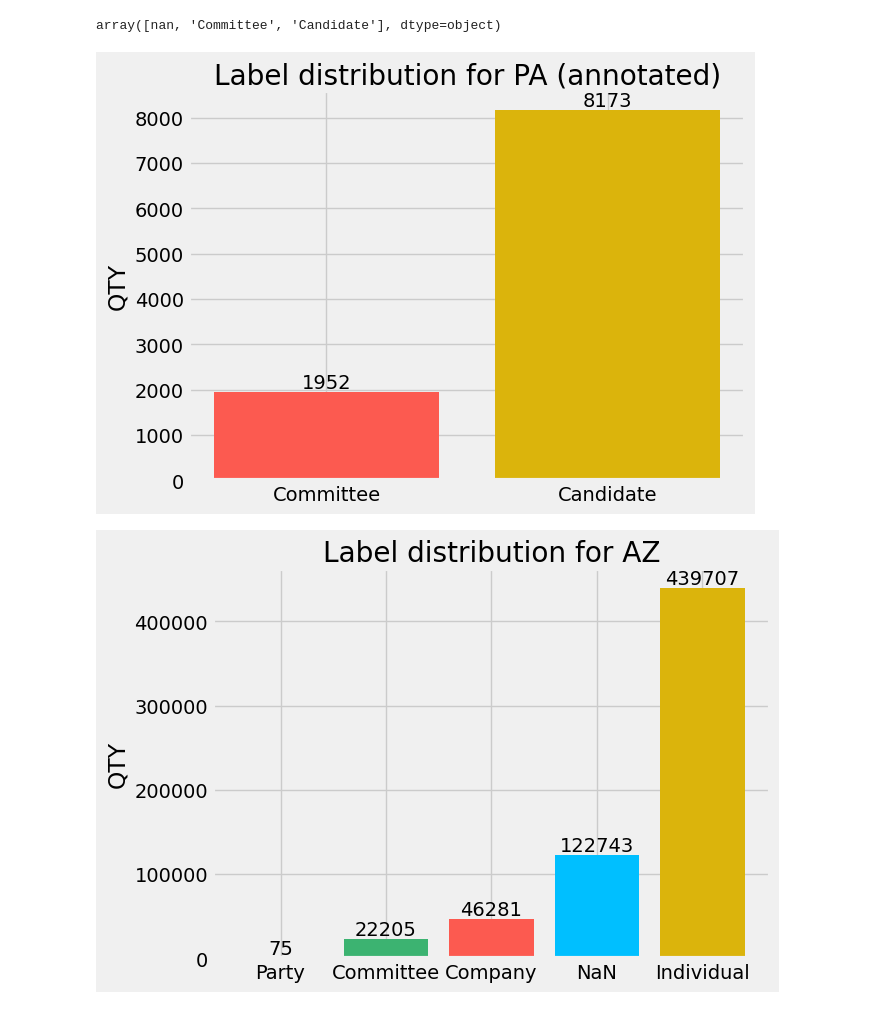
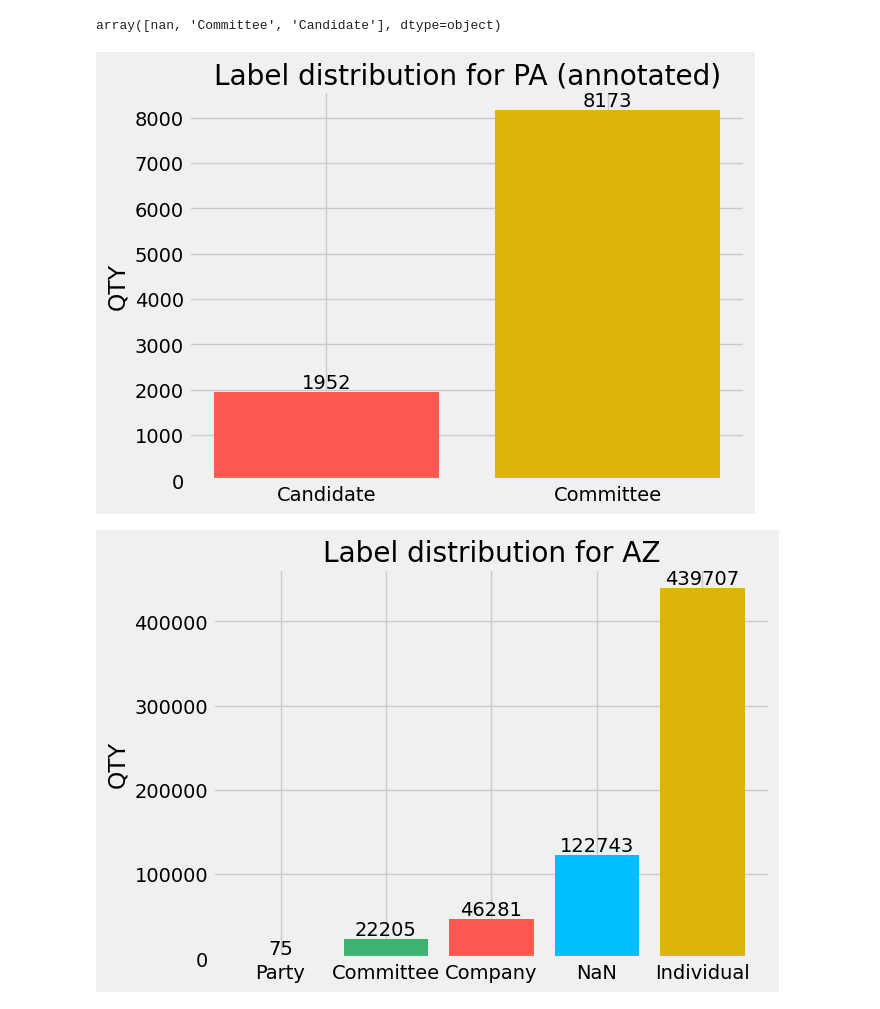
Before and after one commit to satadisha/ner_congressional_records, a Jupyter notebook: graphs.ipynb, the cells around one changed output. Cells and saved outputs as stored; diff of their text form; code cells hidden in the pictures.

```diff
--- a/graphs.ipynb
+++ b/graphs.ipynb
@@ -472,23 +472,24 @@ array([nan, 'Committee', 'Candidate'], dtype=object)
 # %%
 import matplotlib.pyplot as plt
 
 fig, ax = plt.subplots()
 
+pa_transactors_annotated_labels = ['Candidate', 'Committee']
 counts = pa_transcator_annotated.groupby(by='transactor_type', dropna=False).count()['id']
 colors = ['xkcd:coral', 'xkcd:gold']
 
-ax.bar(pa_transactor_annotaded_labels, counts)
+ax.bar(pa_transactors_annotated_labels, counts)
 
-bars = ax.bar(pa_transactor_annotaded_labels, counts, color = colors)
+bars = ax.bar(pa_transactors_annotated_labels, counts, color = colors)
 ax.bar_label(bars)
 
 ax.set_ylabel('QTY')
 ax.set_title('Label distribution for PA (annotated)')
 
 plt.savefig('pa_annotated label distribution.png', transparent=True, bbox_inches = 'tight')
 plt.show()
 # %% [output]
-[figure, old version]
+[figure, new version]
 # %%
 fig, ax = plt.subplots()
 
```
Also changed, not shown: 6 other files.
